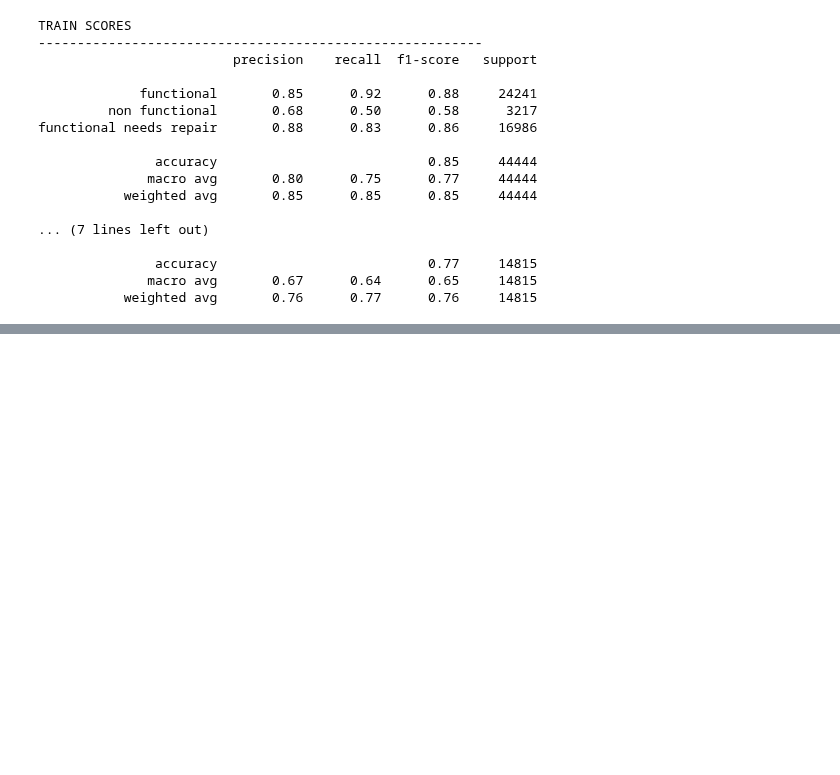
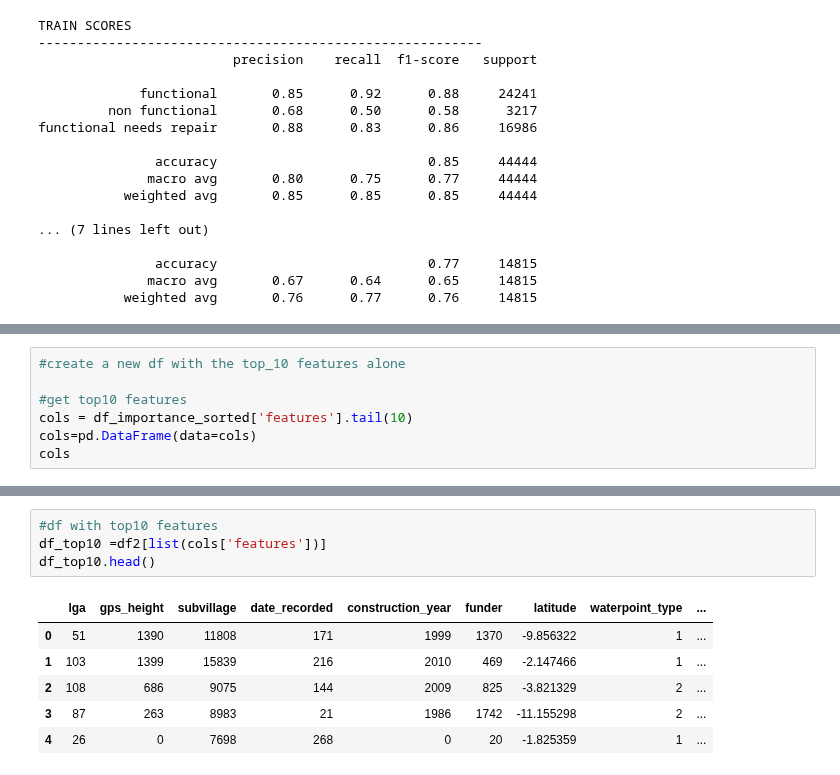
Before and after one commit to rahulakrish/water_pump_classifier, a Jupyter notebook: phase3_project.ipynb, the cells around one changed output, grey strips where cells are left out. Cells and saved outputs as stored; diff of their text form; blank space fills up the shorter version.

```diff
--- a/phase3_project.ipynb
+++ b/phase3_project.ipynb
@@ -1019,0 +1060,7 @@ functional needs repair       0.88      0.83      0.86     16986
+# %%
+#create a new df with the top_10 features alone
+
+#get top10 features
+cols = df_importance_sorted['features'].tail(10)
+cols=pd.DataFrame(data=cols)
+cols
@@ -1019,0 +1079,11 @@ functional needs repair       0.88      0.83      0.86     16986
+# %%
+#df with top10 features
+df_top10 =df2[list(cols['features'])]
+df_top10.head()
+# %% [output]
+|  | lga | gps_height | subvillage | date_recorded | construction_year | funder | latitude | waterpoint_type | ... |
+| 0 | 51 | 1390 | 11808 | 171 | 1999 | 1370 | -9.856322 | 1 | ... |
+| 1 | 103 | 1399 | 15839 | 216 | 2010 | 469 | -2.147466 | 1 | ... |
+| 2 | 108 | 686 | 9075 | 144 | 2009 | 825 | -3.821329 | 2 | ... |
+| 3 | 87 | 263 | 8983 | 21 | 1986 | 1742 | -11.155298 | 2 | ... |
+| 4 | 26 | 0 | 7698 | 268 | 0 | 20 | -1.825359 | 1 | ... |
```
Also changed, not shown: parts of 12 cells of this notebook.
